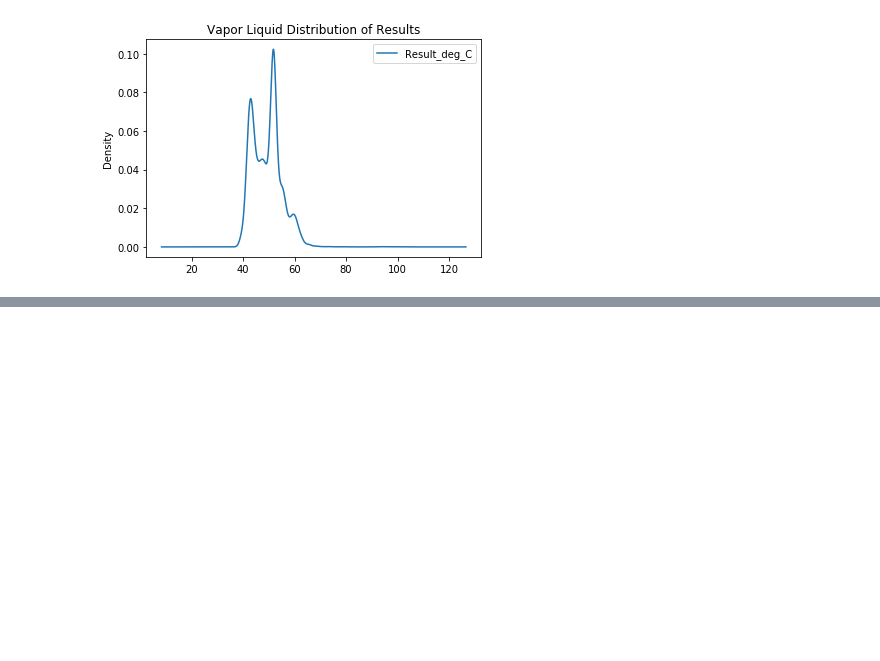
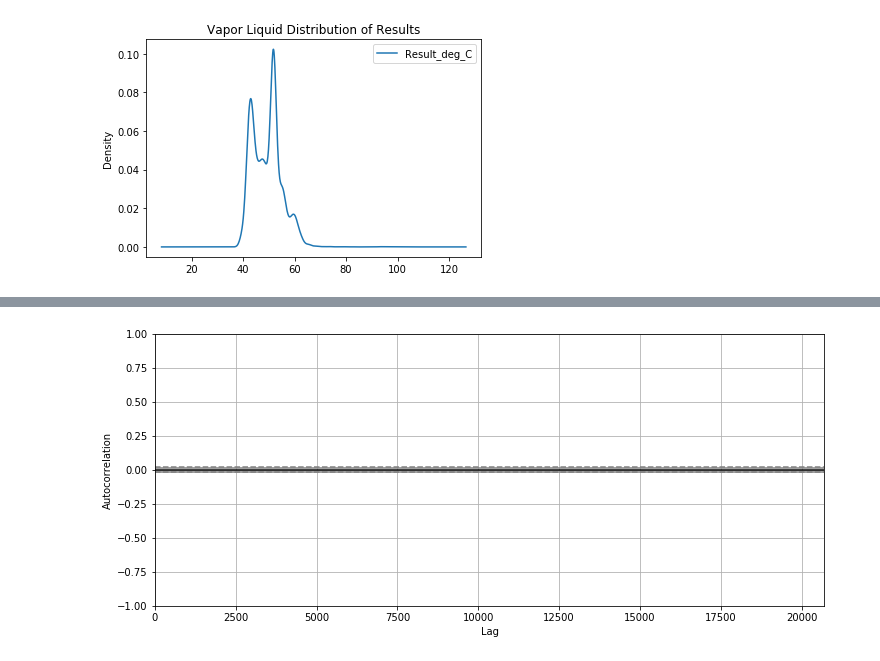
Before and after one commit to mishaberrien/tenessee-fuel-quality-analysis, a Jupyter notebook: notebooks/03_analysis/07302019-kph-time-analysis.ipynb, the cells around one changed output, grey strips where cells are left out. Saved outputs shown, nothing was run; the diff lists cells and outputs as text; code cells hidden in the pictures; blank space fills up the shorter version.

```diff
--- a/notebooks/03_analysis/07302019-kph-time-analysis.ipynb
+++ b/notebooks/03_analysis/07302019-kph-time-analysis.ipynb
@@ -366,0 +386,5 @@ AttributeError: 'Index' object has no attribute 'inferred_freq'
+# %%
+plt.figure(figsize=(12,5))
+pd.plotting.autocorrelation_plot(Vapor_Pressure);
+# %% [output]
+[figure, added]
```
Also changed, not shown: parts of 4 cells of this notebook.
